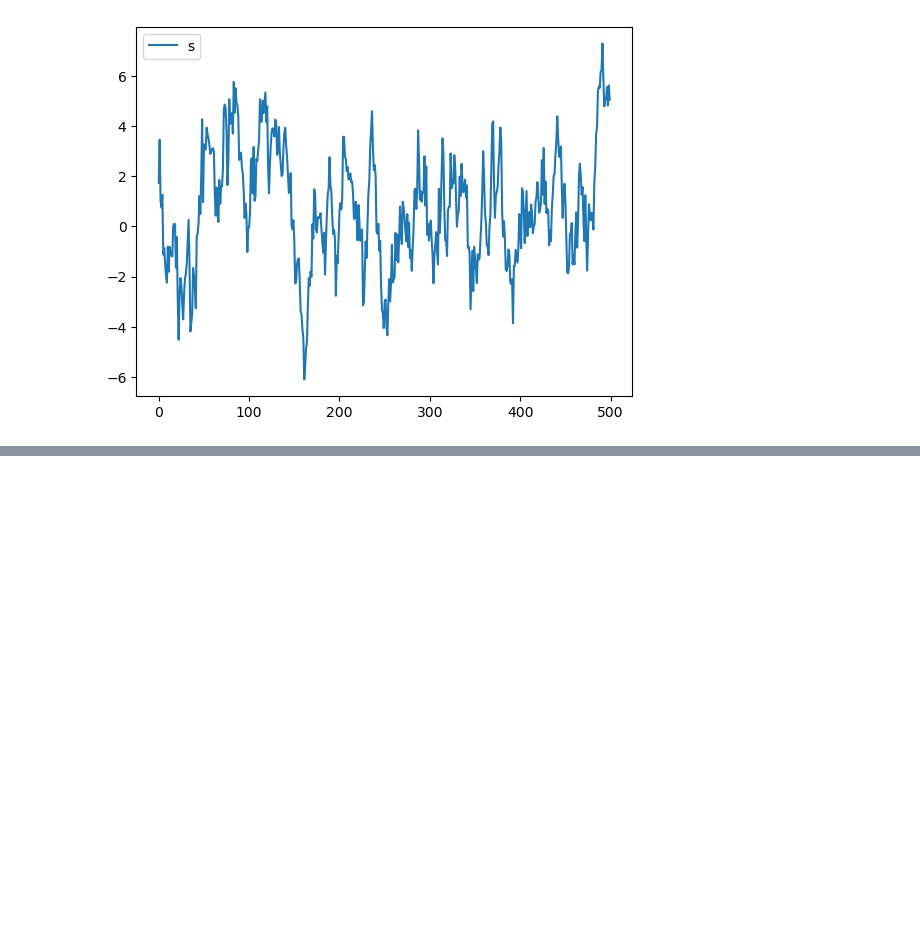
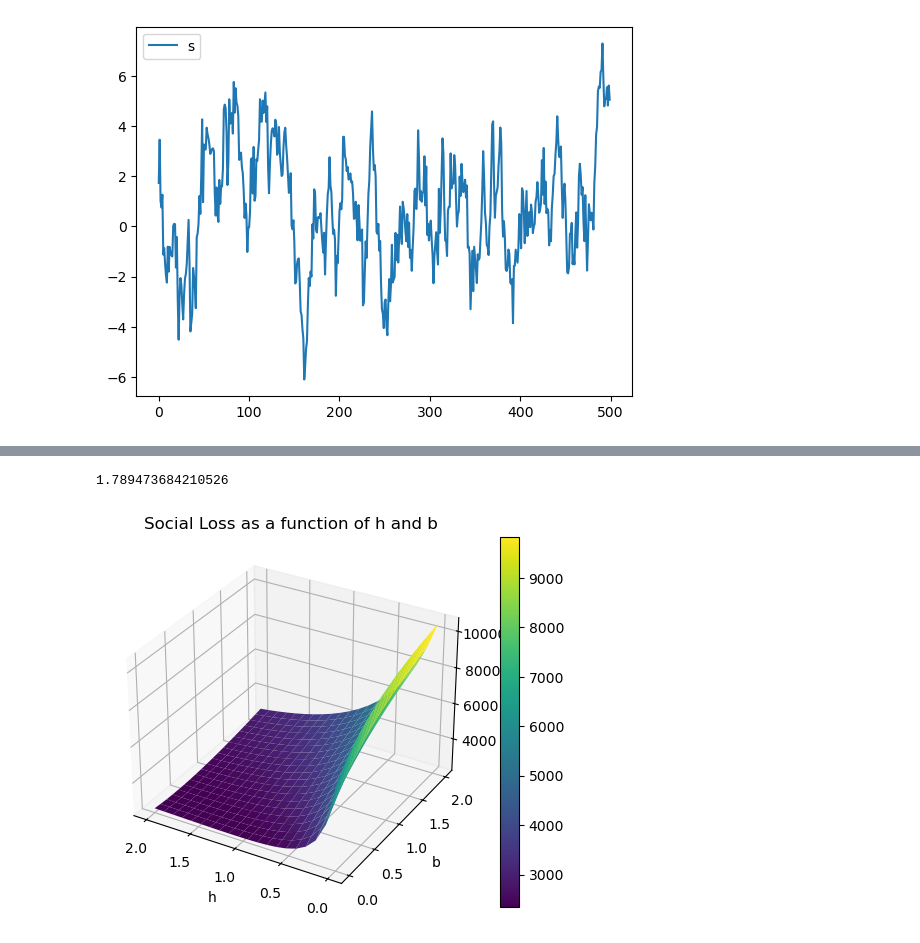
Before and after one commit to NumEconCopenhagen/projects-2024-mathias-mikkel-gabriele, a Jupyter notebook: modelproject/AS-AD-model_trie.ipynb, the cells around one changed output, grey strips where cells are left out. Drawn from its saved outputs; the diff is of its cells as text; code cells hidden in the pictures; blank space fills up the shorter version.

```diff
--- a/modelproject/AS-AD-model_trie.ipynb
+++ b/modelproject/AS-AD-model_trie.ipynb
@@ -165,8 +187,9 @@ ax.legend(frameon=True)
 <matplotlib.legend.Legend at 0x...>
 [figure]
 # %%
-sl = np.nan*np.zeros(model.par.Tpath)
-possible_h = np.arange(0,5,0.01)
+sl = np.zeros((20,20))
+possible_h = np.linspace(0,2,num=20)
+possible_b = np.linspace(0,2,num=20)
 
 def slhb(h,b):
     model.par.h = h
@@ -183,0 +199,45 @@ TypeError: fsolve: there is a mismatch between the input and output shape of the
+# %%
+sl_best = np.inf
+h_best = np.nan
+b_best = np.nan
+
+# Opret matricen til at gemme resultaterne
+sl = np.zeros((len(possible_h), len(possible_b)))
+
+for i, h in enumerate(possible_h):
+    for j, b in enumerate(possible_b):
+        sl[i, j] = slhb(h,b)  # Beregn socialtab for (h, b)
+
+        if sl[i, j] < sl_best:
+            sl_best = sl[i, j]
+            h_best = h
+            b_best = b
+# %%
+print(b_best)
+# %% [output]
+1.789473684210526
+# %%
+# Opret 3D plot
+fig = plt.figure()
+ax = fig.add_subplot(111, projection='3d')
+
+# Lav meshgrid for h og b
+h, b = np.meshgrid(possible_h, possible_b)
+
+# Plot 3D overfladen
+surf = ax.plot_surface(h, b, sl, cmap='viridis')
+
+# Tilføj labels og titler
+ax.set_xlabel('h')
+ax.set_ylabel('b')
+ax.set_zlabel('Social Loss')
+ax.set_title('Social Loss as a function of h and b')
+ax.invert_xaxis()
+
+# Tilføj farvebar
+fig.colorbar(surf)
+
+# Vis plot
+plt.show()
+# %% [output]
+[figure, added]
```
Also changed, not shown: parts of 4 cells of this notebook, 1 other file.
